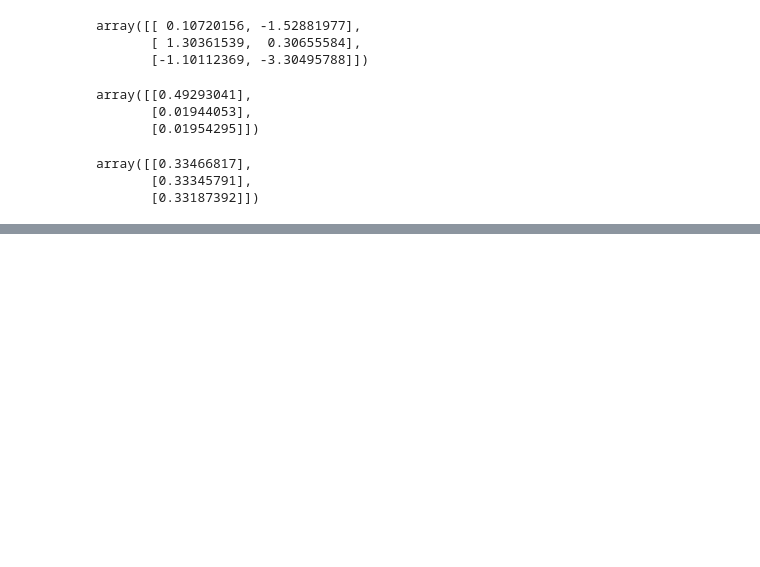
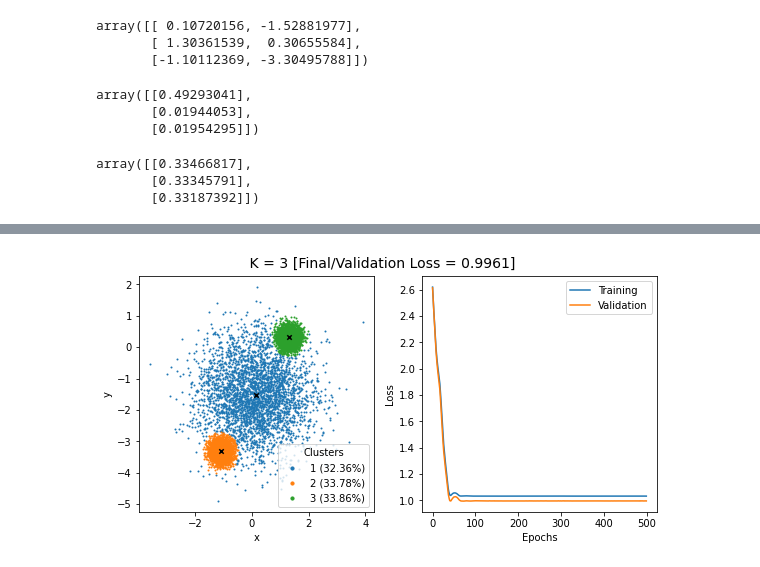
Before and after one commit to pranshumalik14/ece421-labs-hw, a Jupyter notebook: labs/lab3/lab3.ipynb, the cells around one changed output, grey strips where cells are left out. Saved outputs shown, nothing was run; the diff lists cells and outputs as text; code cells hidden in the pictures; blank space fills up the shorter version.

```diff
--- a/labs/lab3/lab3.ipynb
+++ b/labs/lab3/lab3.ipynb
@@ -350,0 +364,5 @@ plot2D_kmeans_clusters_and_loss(X2D, Mu_k_1, validation_k_1_loss_history)
+# %%
+gmm_Mu_k_3, gmm_phi_k_3, gmm_psi_k_3, gmm_valid_k_3_loss = gmm_tf2([X2D_train, X2D_valid], K=3)
+plot2D_gmm_clusters_and_loss(X2D, gmm_Mu_k_3, gmm_phi_k_3, gmm_psi_k_3, gmm_valid_k_3_loss)
+# %% [output]
+[figure, added]
```
Also changed, not shown: parts of 7 cells of this notebook.
